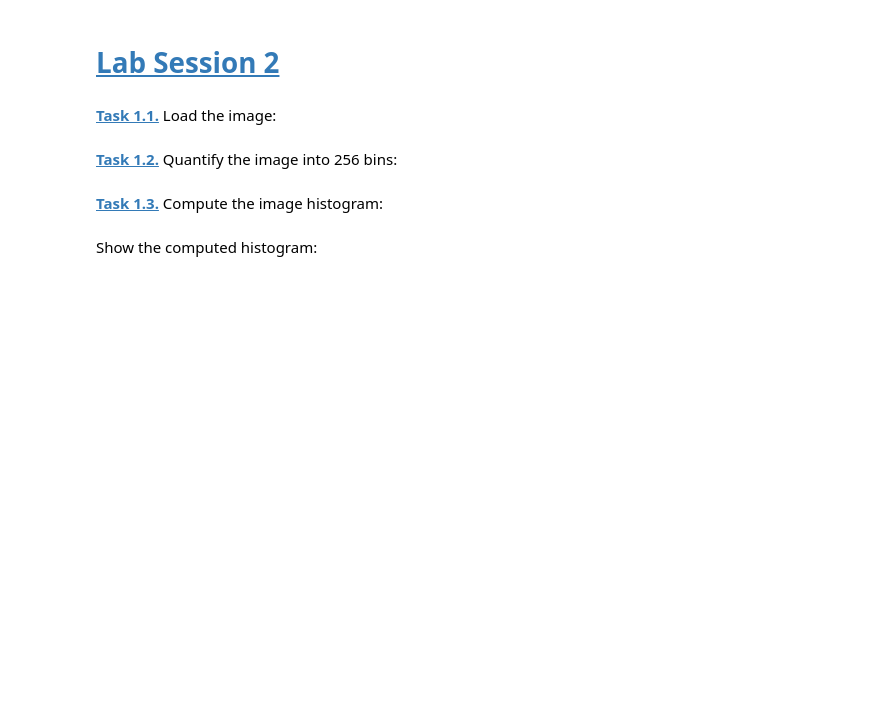
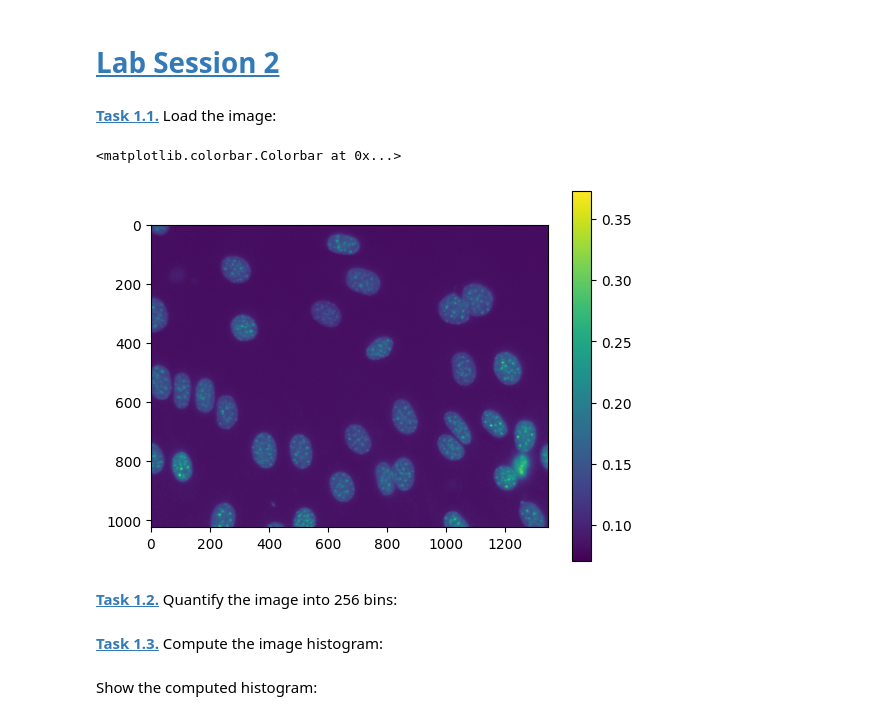
Before and after one commit to csytox/extracting-nuclear-codes-or-smth, a Jupyter notebook: otsu.ipynb, the cells around one changed output. Drawn from its saved outputs; the diff is of its cells as text; code cells hidden in the pictures; blank space fills up the shorter version.

```diff
--- a/otsu.ipynb
+++ b/otsu.ipynb
@@ -7,6 +7,11 @@ import matplotlib.pyplot as plt
 **[Task 1.1.]()** Load the image:
 # %%
 img=plt.imread('data/NIH3T3/im/dna-0.png')
+plt.imshow(img)
+plt.colorbar()
+# %% [output]
+<matplotlib.colorbar.Colorbar at 0x...>
+[figure, added]
 # %% [markdown]
 **[Task 1.2.]()** Quantify the image into 256 bins:
 # %%
```
Also changed, not shown: parts of 3 cells of this notebook.
